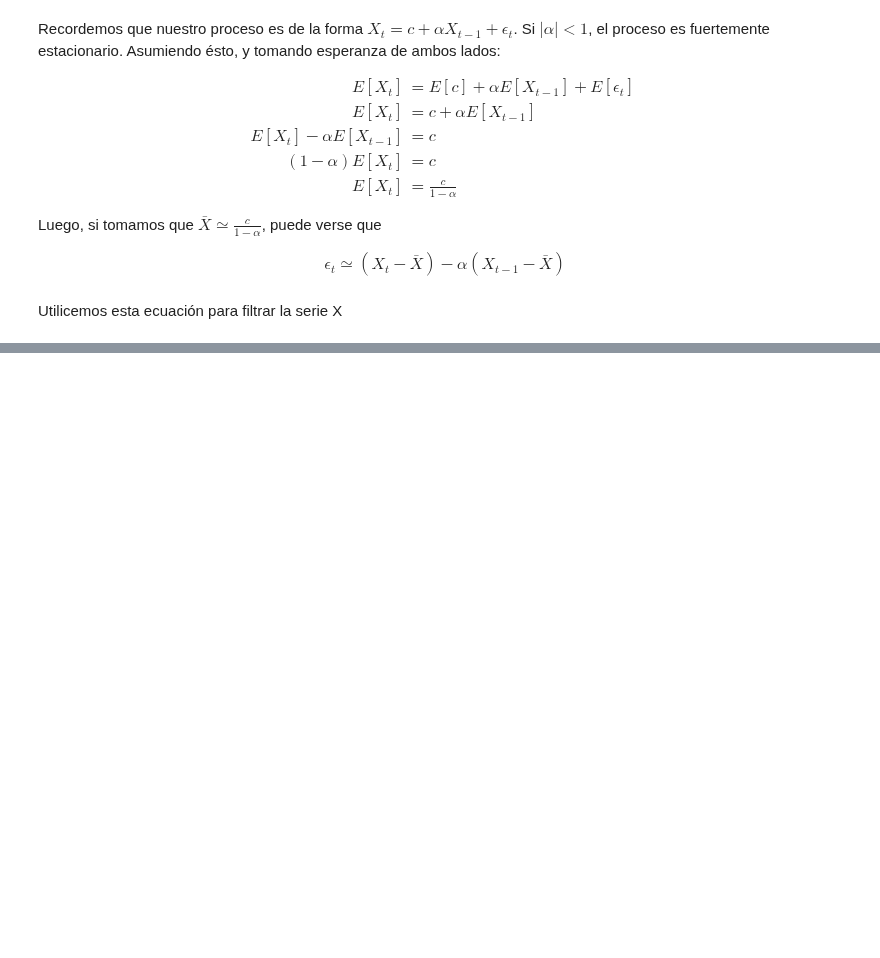
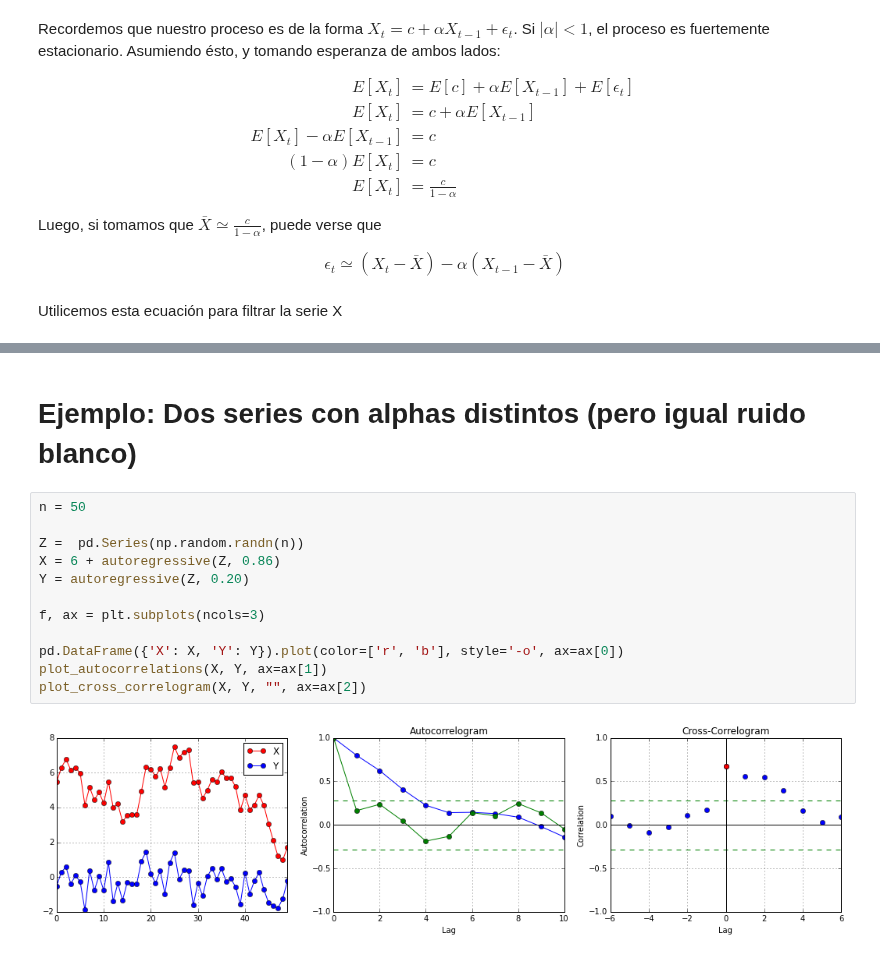
Before and after one commit to luquesky/tesis, a Jupyter notebook: example_prewhitening.ipynb, the cells around one changed output, grey strips where cells are left out. Saved outputs shown, nothing was run; the diff lists cells and outputs as text; blank space fills up the shorter version.

```diff
--- a/example_prewhitening.ipynb
+++ b/example_prewhitening.ipynb
@@ -88,0 +125,16 @@ wt.plot(style="bo-")
+# %% [markdown]
+# Ejemplo: Dos series con alphas distintos (pero igual ruido blanco)
+# %%
+n = 50
+
+Z =  pd.Series(np.random.randn(n))
+X = 6 + autoregressive(Z, 0.86)
+Y = autoregressive(Z, 0.20)
+
+f, ax = plt.subplots(ncols=3)
+
+pd.DataFrame({'X': X, 'Y': Y}).plot(color=['r', 'b'], style='-o', ax=ax[0])
+plot_autocorrelations(X, Y, ax=ax[1])
+plot_cross_correlogram(X, Y, "", ax=ax[2])
+# %% [output]
+[figure, added]
```
Also changed, not shown: parts of 7 cells of this notebook, 3 other files.
